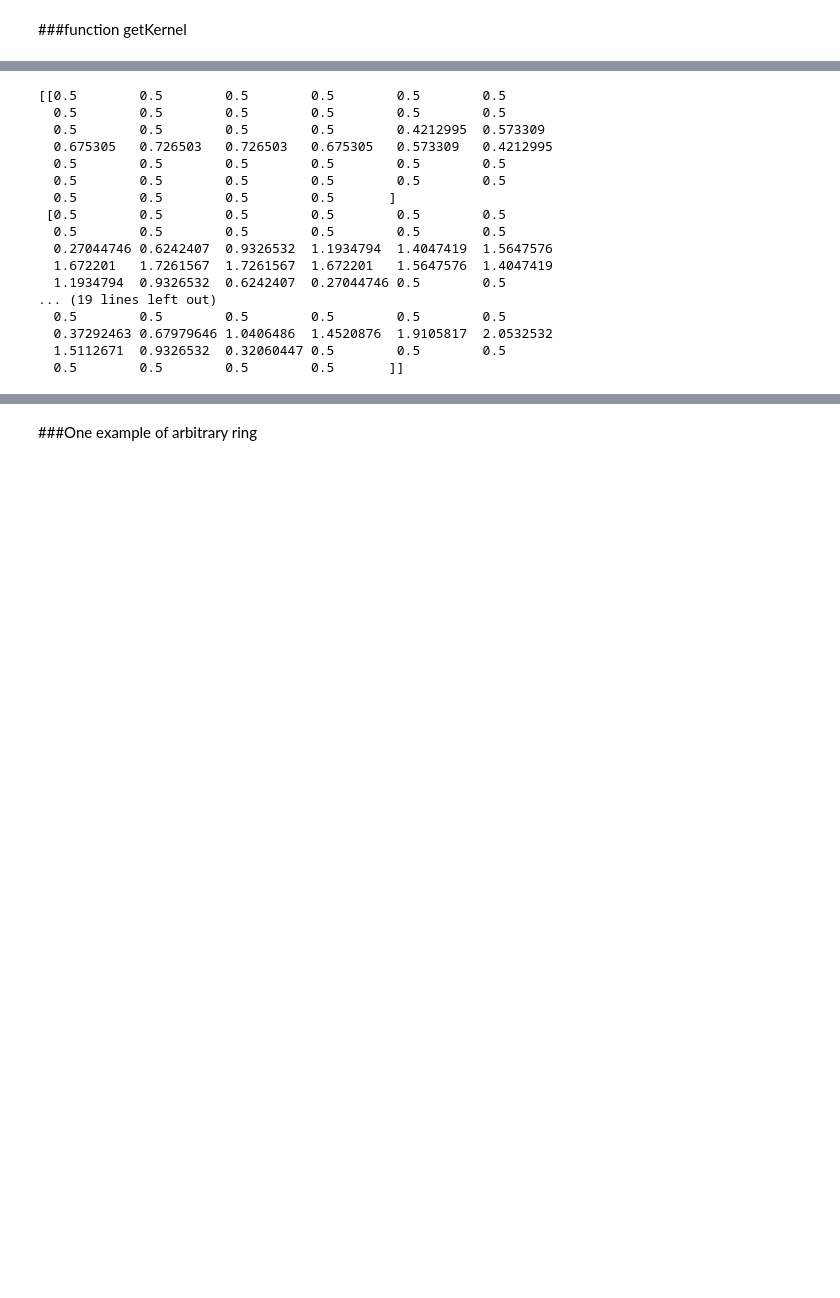
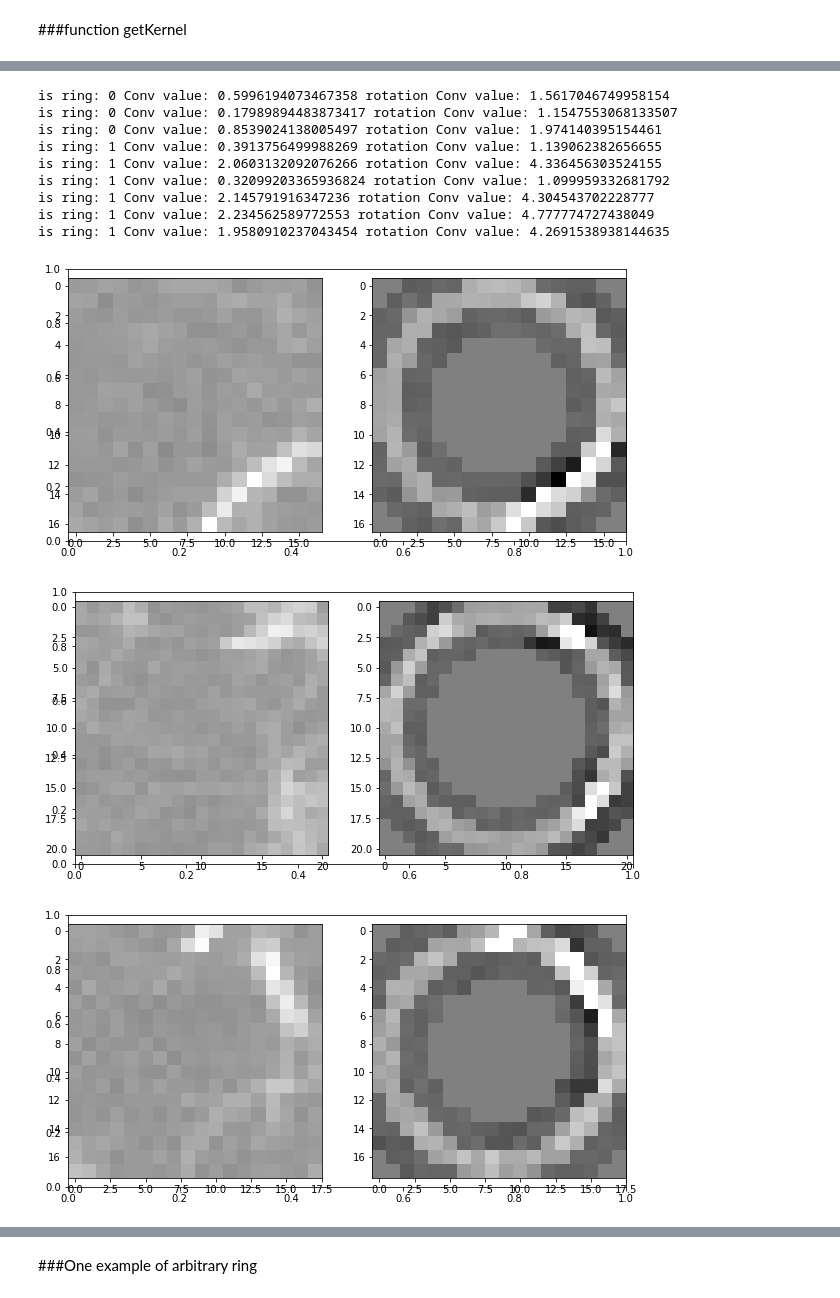
Before and after one commit to andrew-veriga/MathForML, a Jupyter notebook: ConvolutionalCoffieCircles.ipynb, the cells around one changed output, grey strips where cells are left out. Drawn from its saved outputs; the diff is of its cells as text; code cells hidden in the pictures; blank space fills up the shorter version.

```diff
--- a/ConvolutionalCoffieCircles.ipynb
+++ b/ConvolutionalCoffieCircles.ipynb
@@ -115,20 +115,60 @@ plt.imshow(getKernel(40,2),cmap=plt.get_cmap('gray'), vmin=-1, vmax=2)
-# %%
-print(getKernel(40,2)[:5])
-# %% [output]
-[[0.5        0.5        0.5        0.5        0.5        0.5
-  0.5        0.5        0.5        0.5        0.5        0.5
-  0.5        0.5        0.5        0.5        0.4212995  0.573309
-  0.675305   0.726503   0.726503   0.675305   0.573309   0.4212995
-  0.5        0.5        0.5        0.5        0.5        0.5
-  0.5        0.5        0.5        0.5        0.5        0.5
-  0.5        0.5        0.5        0.5       ]
- [0.5        0.5        0.5        0.5        0.5        0.5
-  0.5        0.5        0.5        0.5        0.5        0.5
-  0.27044746 0.6242407  0.9326532  1.1934794  1.4047419  1.5647576
-  1.672201   1.7261567  1.7261567  1.672201   1.5647576  1.4047419
-  1.1934794  0.9326532  0.6242407  0.27044746 0.5        0.5
-... (19 lines left out)
-  0.5        0.5        0.5        0.5        0.5        0.5
-  0.37292463 0.67979646 1.0406486  1.4520876  1.9105817  2.0532532
-  1.5112671  0.9326532  0.32060447 0.5        0.5        0.5
-  0.5        0.5        0.5        0.5       ]]
+# %%
+import itertools
+import numpy as np
+
+    # size=40
+    # thick = 1
+
+
+def get2Kernel( size, thick = 1. ):
+    radius = (size-2) /2
+    center = np.array([size/2-.5,size/2-.5])
+    vectors = [[(i,j, thick - np.abs(np.linalg.norm((i,j) - center) - radius)) for j in range(size)] for i in range(size)]
+    l = itertools.chain.from_iterable(zip(*vectors))
+
+    # list of pairs (x,y) belong of ring
+    #ring mask
+    ring = np.zeros((size,size), dtype=np.float) #np.random.rand(size,size)
+
+    vectors = [[(i,j, thick*3 - np.abs(np.linalg.norm((i,j) - center) - radius)) for j in range(size)] for i in range(size)]
+    l = itertools.chain.from_iterable(zip(*vectors))
+    selectedVecs = np.array(list(filter(lambda v: v[2] > 0. ,l)))
+
+    for (i,j,k) in (selectedVecs):
+      ring[np.int(i),np.int(j)]=-1
+
+    vectors = [[(i,j, thick - np.abs(np.linalg.norm((i,j) - center) - radius)) for j in range(size)] for i in range(size)]
+    l = itertools.chain.from_iterable(zip(*vectors))
+
+    selectedVecs = np.array(list(filter(lambda v: v[2] > 0. ,l)))
+    for (i,j,k) in (selectedVecs):
+      ring[np.int(i),np.int(j)]=1+k#-np.mean(Image)
+
+    return ring
+
+# for size, x,y, isRing in data:
+#   kernel = get2Kernel( size, 1 )
+#   square = np.copy(Image[y:y+size, x:x+size])
+#   square2 = square + rotate_image(square,30)
+#   print('is ring:', isRing,'Conv value:',FuzzyCircleConv(square,kernel)/size, 'rotation Conv value:', FuzzyCircleConv(square2,kernel)/size )
+#   fig, ax = plt.subplots(figsize=(10,5))
+#   ax = fig.add_subplot(1,2,1)
+#   ax.imshow(square, cmap=plt.get_cmap('gray'), vmin=-1, vmax=1)
+
+#   ax1=fig.add_subplot(1,2,2)
+
+#   ax1.imshow(np.multiply(square,kernel), cmap=plt.get_cmap('gray'), vmin=-1, vmax=1)
+# fig.show()
+# %% [output]
+is ring: 0 Conv value: 0.5996194073467358 rotation Conv value: 1.5617046749958154
+is ring: 0 Conv value: 0.17989894483873417 rotation Conv value: 1.1547553068133507
+is ring: 0 Conv value: 0.8539024138005497 rotation Conv value: 1.974140395154461
+is ring: 1 Conv value: 0.3913756499988269 rotation Conv value: 1.139062382656655
+is ring: 1 Conv value: 2.0603132092076266 rotation Conv value: 4.336456303524155
+is ring: 1 Conv value: 0.32099203365936824 rotation Conv value: 1.099959332681792
+is ring: 1 Conv value: 2.145791916347236 rotation Conv value: 4.304543702228777
+is ring: 1 Conv value: 2.234562589772553 rotation Conv value: 4.777774727438049
+is ring: 1 Conv value: 1.9580910237043454 rotation Conv value: 4.2691538938144635
+[figure, added]
+[figure, added]
+[figure, added]
```
Also changed, not shown: parts of 12 cells of this notebook.
